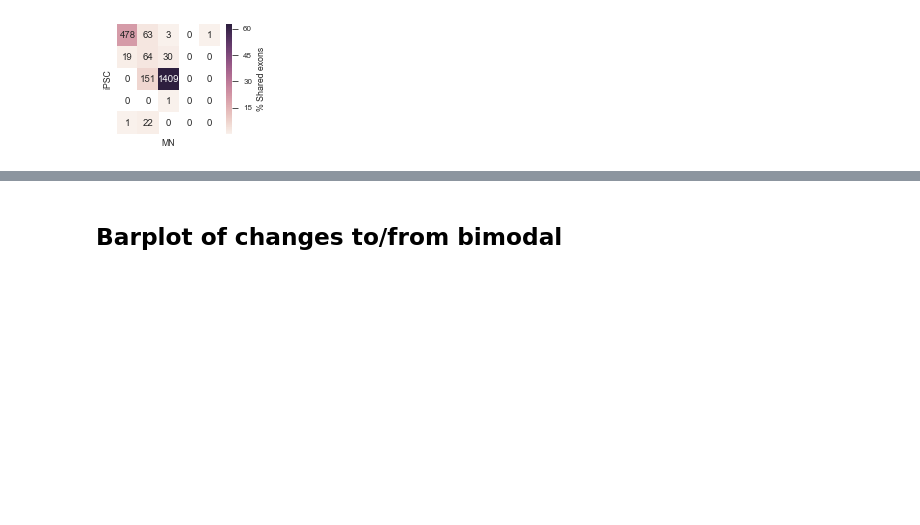
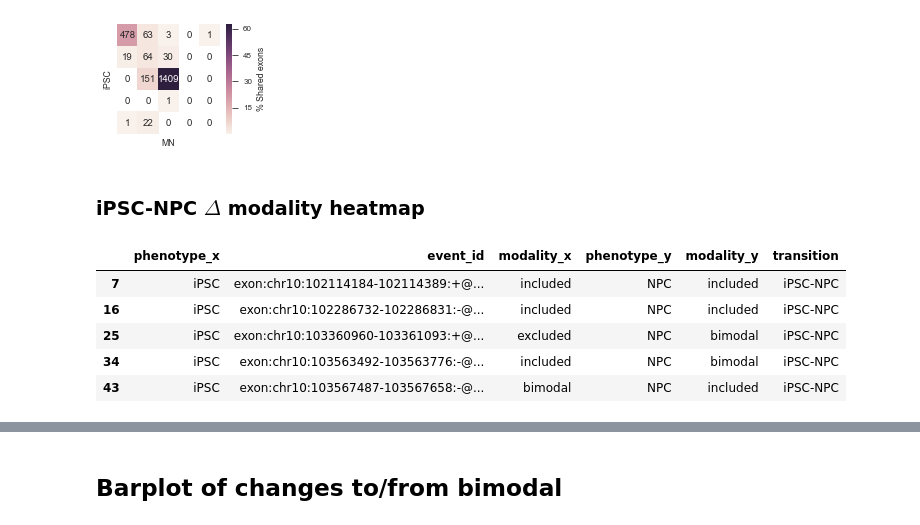
Before and after one commit to YeoLab/singlecell_pnm, a Jupyter notebook: 5._Figure_5/5.00_Figure_5A_modality_heatmap.ipynb, the cells around one changed output, grey strips where cells are left out. Drawn from its saved outputs; the diff is of its cells as text; code cells hidden in the pictures; blank space fills up the shorter version.

```diff
--- a/5._Figure_5/5.00_Figure_5A_modality_heatmap.ipynb
+++ b/5._Figure_5/5.00_Figure_5A_modality_heatmap.ipynb
@@ -171,3 +171,16 @@ fig.tight_layout()
 fig.savefig('{}/ipsc_to_mn_modality_heatmap.pdf'.format(folder))
 # %% [output]
 [figure]
+# %% [markdown]
+### iPSC-NPC $\Delta$ modality heatmap
+# %%
+rows = (modality_transitions.phenotype_x == 'iPSC') & (modality_transitions.phenotype_y == 'NPC')
+ipsc_npc_modalities = modality_transitions.loc[rows]
+ipsc_npc_modalities.head()
+# %% [output]
+|  | phenotype_x | event_id | modality_x | phenotype_y | modality_y | transition |
+| 7 | iPSC | exon:chr10:102114184-102114389:+@... | included | NPC | included | iPSC-NPC |
+| 16 | iPSC | exon:chr10:102286732-102286831:-@... | included | NPC | included | iPSC-NPC |
+| 25 | iPSC | exon:chr10:103360960-103361093:+@... | excluded | NPC | bimodal | iPSC-NPC |
+| 34 | iPSC | exon:chr10:103563492-103563776:-@... | included | NPC | bimodal | iPSC-NPC |
+| 43 | iPSC | exon:chr10:103567487-103567658:-@... | bimodal | NPC | included | iPSC-NPC |
```
Also changed, not shown: parts of 2 cells of this notebook, 2 other files.
